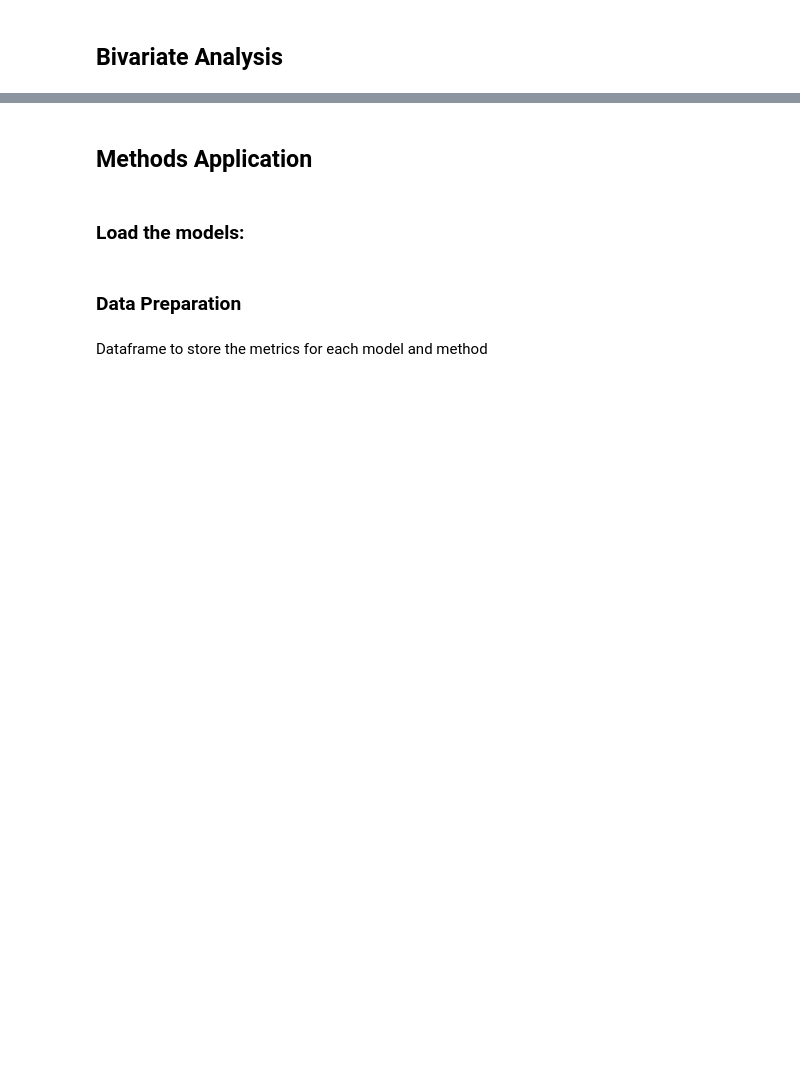
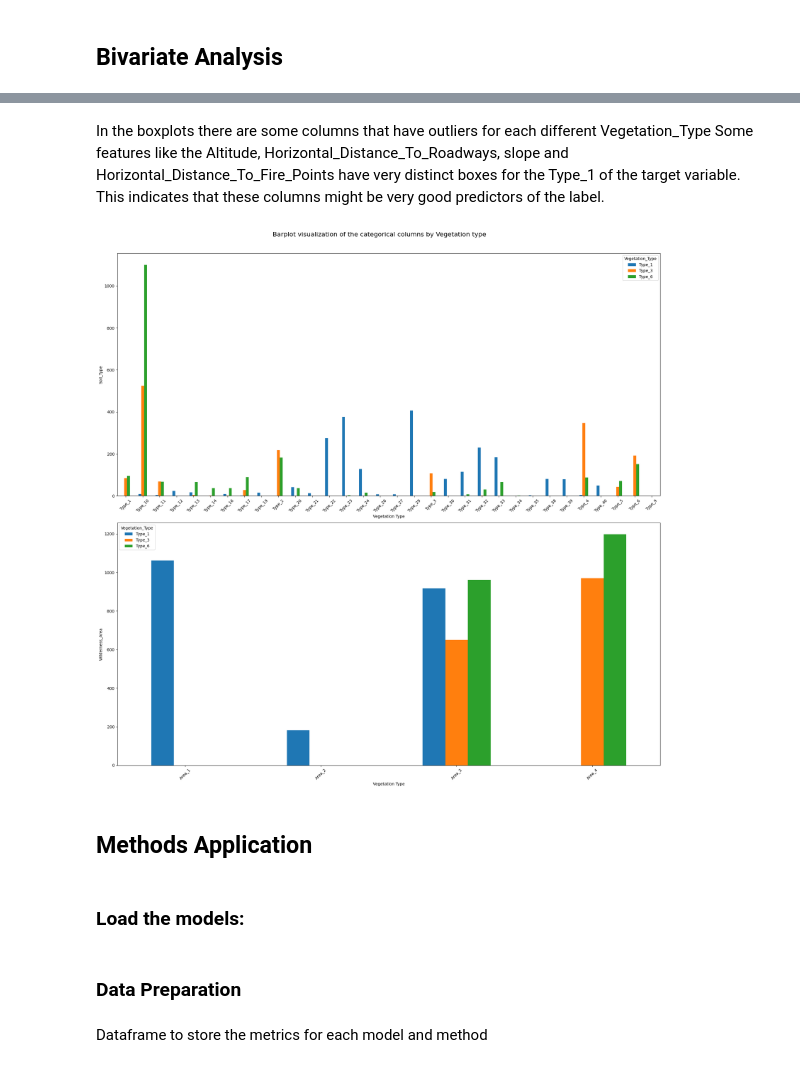
Before and after one commit to beatrizmsa/ml-vegetation-classifier, a Jupyter notebook: notebook.ipynb, the cells around one changed output, grey strips where cells are left out. Saved outputs shown, nothing was run; the diff lists cells and outputs as text; code cells hidden in the pictures; blank space fills up the shorter version.

```diff
--- a/notebook.ipynb
+++ b/notebook.ipynb
@@ -186,3 +220,12 @@ pd.crosstab(data['Wilderness_Area'], data['Vegetation_Type']).plot(kind='bar')
+# %% [markdown]
+In the boxplots there are some columns that have outliers for each different Vegetation_Type
+Some features like the Altitude, Horizontal_Distance_To_Roadways, slope and Horizontal_Distance_To_Fire_Points have very distinct boxes for the Type_1 of the target variable. This indicates that these columns might be very good predictors of the label.
+# %%
+# Draw the crosstable visualizations of the numerical columns by Vegetation type (Target variable)
+
+crosstab_by_type_visualization(data, categorical_columns, 'Barplot visualization of the categorical columns by Vegetation type')
+# %% [output]
+[figure, added]
 # %% [markdown]
 ## Methods Application
 # %% [markdown]
```
Also changed, not shown: parts of 32 cells of this notebook, 1 other file.
